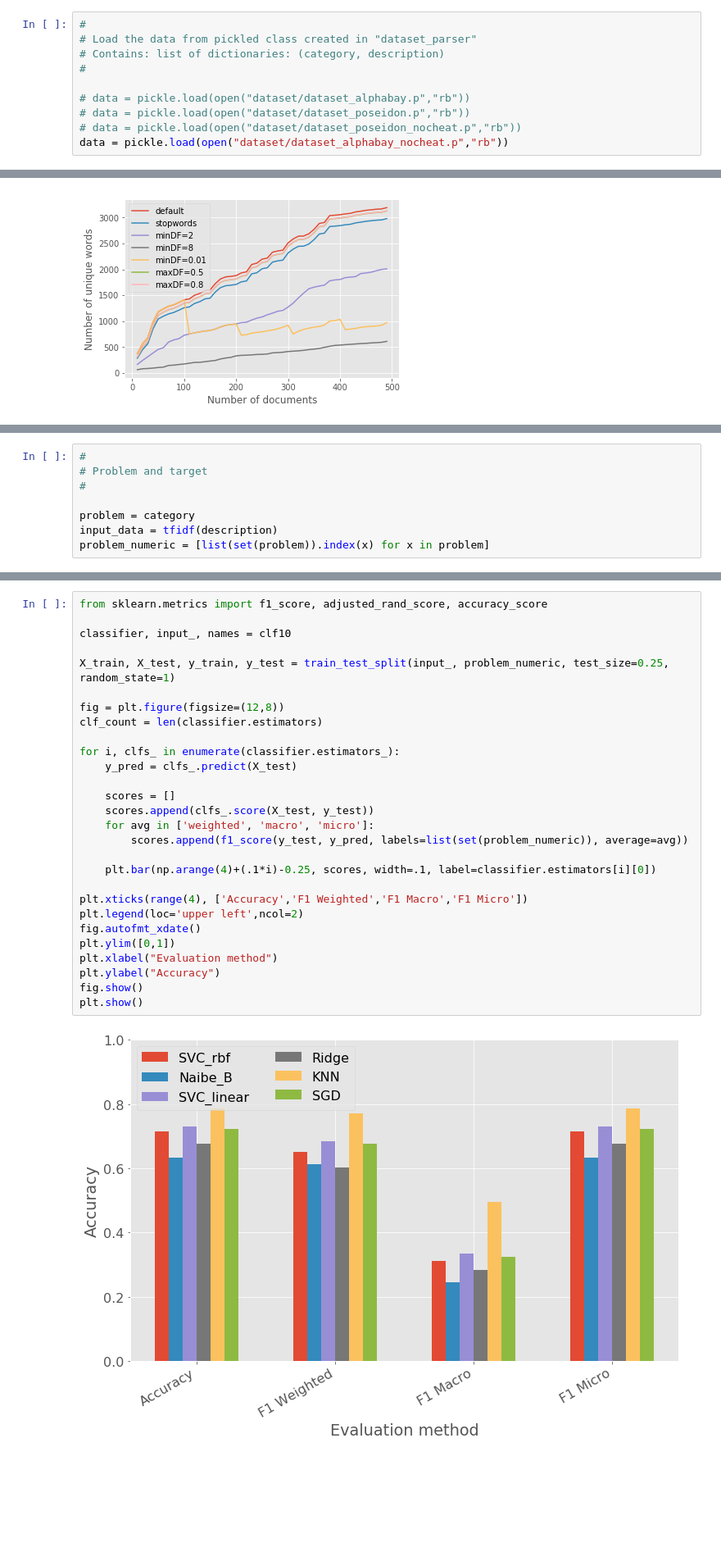
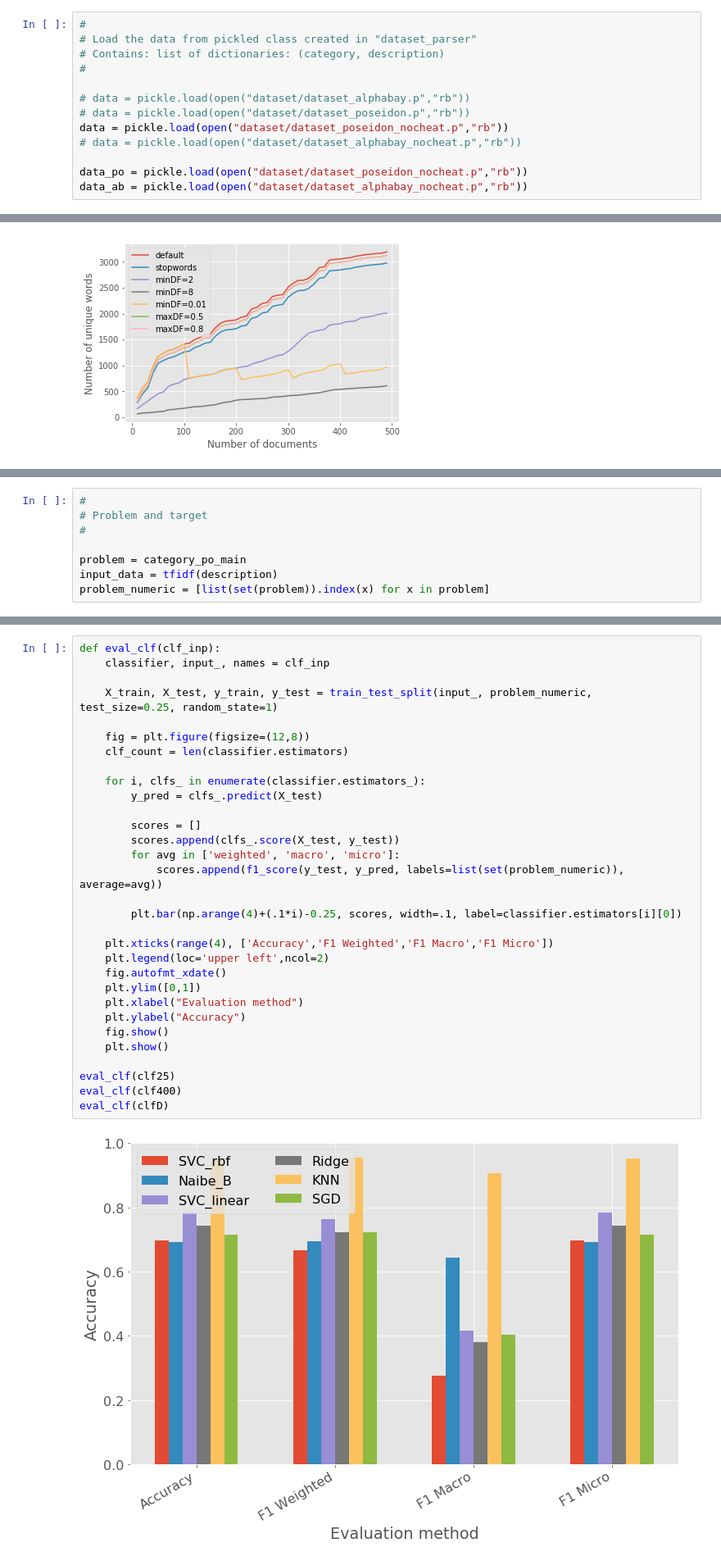
Before and after one commit to hampusadamsson/darknet_market_analyzis, a Jupyter notebook: dataset_ml.ipynb, the cells around one changed output, grey strips where cells are left out. Shown at 82% size. Saved outputs shown, nothing was run; the diff lists cells and outputs as text; blank space fills up the shorter version.

```diff
--- a/dataset_ml.ipynb
+++ b/dataset_ml.ipynb
@@ -41,8 +44,11 @@ plt.style.use("ggplot")
 
 # data = pickle.load(open("dataset/dataset_alphabay.p","rb"))
 # data = pickle.load(open("dataset/dataset_poseidon.p","rb"))
-# data = pickle.load(open("dataset/dataset_poseidon_nocheat.p","rb"))
-data = pickle.load(open("dataset/dataset_alphabay_nocheat.p","rb"))
+data = pickle.load(open("dataset/dataset_poseidon_nocheat.p","rb"))
+# data = pickle.load(open("dataset/dataset_alphabay_nocheat.p","rb"))
+
+data_po = pickle.load(open("dataset/dataset_poseidon_nocheat.p","rb"))
+data_ab = pickle.load(open("dataset/dataset_alphabay_nocheat.p","rb"))
 # %%
 #
 # Construct the data - X and Y (input/output)
@@ -210,7 +317,7 @@ print("Features:",X_tfidf.shape[1])
 # Problem and target
 #
 
-problem = category
+problem = category_po_main
 input_data = tfidf(description)
 problem_numeric = [list(set(problem)).index(x) for x in problem]
 # %%
@@ -274,30 +402,33 @@ plot_clfs([clf10])
 # %%
-from sklearn.metrics import f1_score, adjusted_rand_score, accuracy_score
+def eval_clf(clf_inp):
+    classifier, input_, names = clf_inp
 
-classifier, input_, names = clf10
+    X_train, X_test, y_train, y_test = train_test_split(input_, problem_numeric, test_size=0.25, random_state=1)
 
-X_train, X_test, y_train, y_test = train_test_split(input_, problem_numeric, test_size=0.25, random_state=1)
+    fig = plt.figure(figsize=(12,8))
+    clf_count = len(classifier.estimators)
 
-fig = plt.figure(figsize=(12,8))
-clf_count = len(classifier.estimators)
+    for i, clfs_ in enumerate(classifier.estimators_):
+        y_pred = clfs_.predict(X_test)
 
-for i, clfs_ in enumerate(classifier.estimators_):
-    y_pred = clfs_.predict(X_test)
+        scores = []
+        scores.append(clfs_.score(X_test, y_test))
+        for avg in ['weighted', 'macro', 'micro']:
+            scores.append(f1_score(y_test, y_pred, labels=list(set(problem_numeric)), average=avg))
 
-    scores = []
-    scores.append(clfs_.score(X_test, y_test))
-    for avg in ['weighted', 'macro', 'micro']:
-        scores.append(f1_score(y_test, y_pred, labels=list(set(problem_numeric)), average=avg))
+        plt.bar(np.arange(4)+(.1*i)-0.25, scores, width=.1, label=classifier.estimators[i][0])
 
-    plt.bar(np.arange(4)+(.1*i)-0.25, scores, width=.1, label=classifier.estimators[i][0])
+    plt.xticks(range(4), ['Accuracy','F1 Weighted','F1 Macro','F1 Micro'])
+    plt.legend(loc='upper left',ncol=2)
+    fig.autofmt_xdate()
+    plt.ylim([0,1])
+    plt.xlabel("Evaluation method")
+    plt.ylabel("Accuracy")
+    fig.show()
+    plt.show()
 
-plt.xticks(range(4), ['Accuracy','F1 Weighted','F1 Macro','F1 Micro'])
-plt.legend(loc='upper left',ncol=2)
-fig.autofmt_xdate()
-plt.ylim([0,1])
-plt.xlabel("Evaluation method")
-plt.ylabel("Accuracy")
-fig.show()
-plt.show()
+eval_clf(clf25)
+eval_clf(clf400)
+eval_clf(clfD)
 # %% [output]
-[figure, old version]
+[figure, new version]
```
Also changed, not shown: parts of 13 cells of this notebook.
